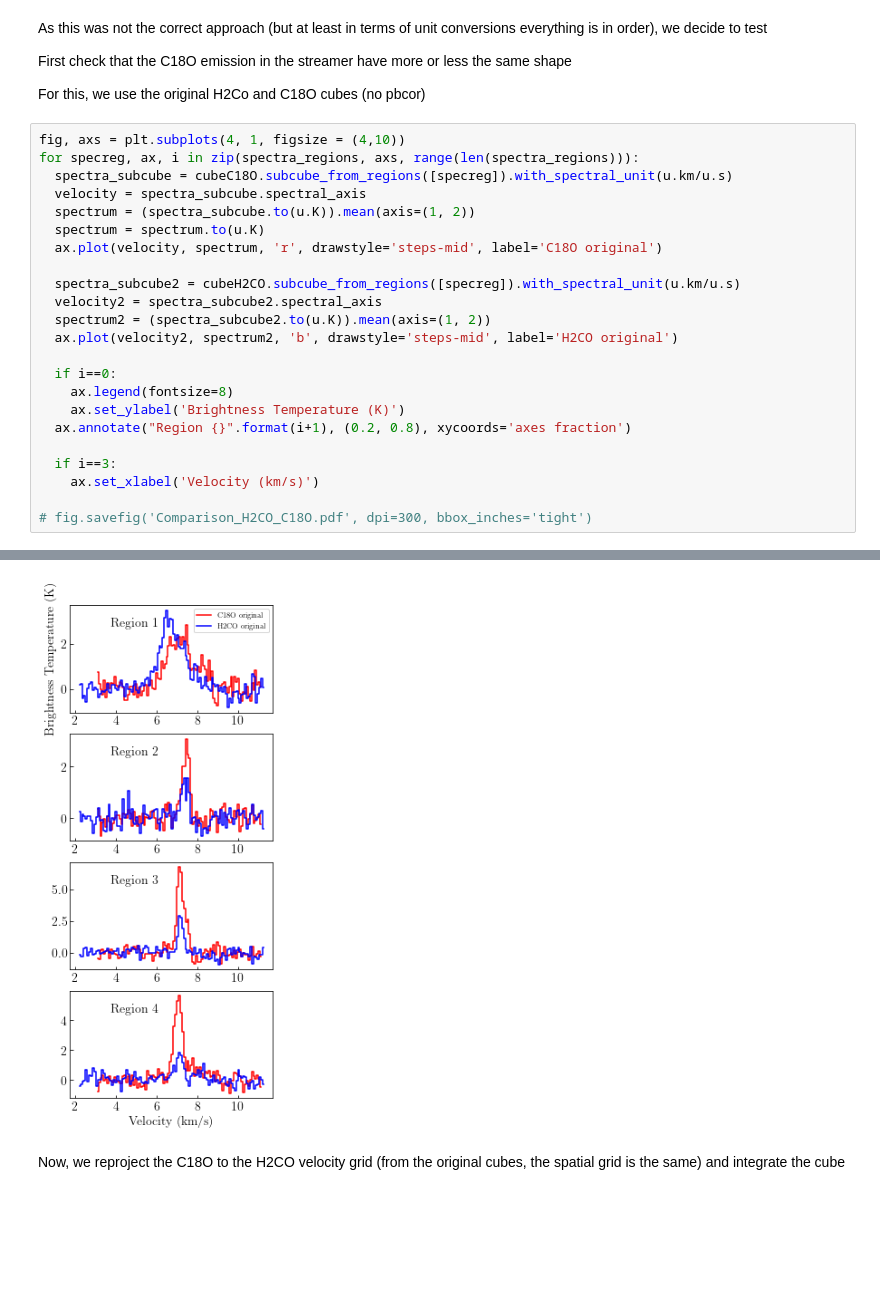
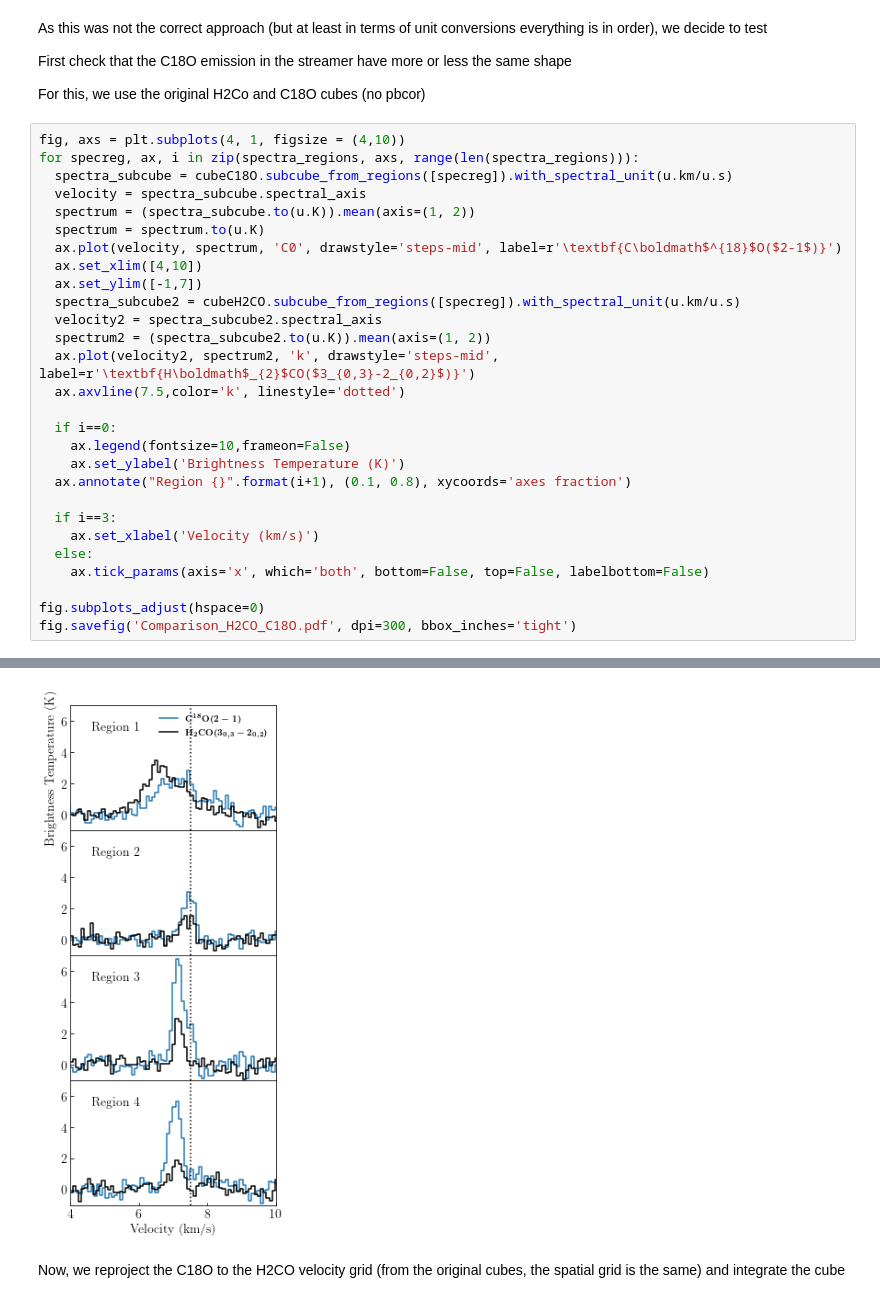
Before and after one commit to tere-valdivia/Per-emb-50_results, a Jupyter notebook: cube_modifications.ipynb, the cells around one changed output, grey strips where cells are left out. Drawn from its saved outputs; the diff is of its cells as text; blank space fills up the shorter version.

```diff
--- a/cube_modifications.ipynb
+++ b/cube_modifications.ipynb
@@ -168,41 +168,46 @@ for specreg, ax, i in zip(spectra_regions, axs, range(len(spectra_regions))):
   velocity = spectra_subcube.spectral_axis
   spectrum = (spectra_subcube.to(u.K)).mean(axis=(1, 2))
   spectrum = spectrum.to(u.K)
-  ax.plot(velocity, spectrum, 'r', drawstyle='steps-mid', label='C18O original')
-
+  ax.plot(velocity, spectrum, 'C0', drawstyle='steps-mid', label=r'\textbf{C\boldmath$^{18}$O($2-1$)}')
+  ax.set_xlim([4,10])
+  ax.set_ylim([-1,7])
   spectra_subcube2 = cubeH2CO.subcube_from_regions([specreg]).with_spectral_unit(u.km/u.s)
   velocity2 = spectra_subcube2.spectral_axis
   spectrum2 = (spectra_subcube2.to(u.K)).mean(axis=(1, 2))
-  ax.plot(velocity2, spectrum2, 'b', drawstyle='steps-mid', label='H2CO original')
+  ax.plot(velocity2, spectrum2, 'k', drawstyle='steps-mid', label=r'\textbf{H\boldmath$_{2}$CO($3_{0,3}-2_{0,2}$)}')
+  ax.axvline(7.5,color='k', linestyle='dotted')
 
   if i==0:
-    ax.legend(fontsize=8)
+    ax.legend(fontsize=10,frameon=False)
     ax.set_ylabel('Brightness Temperature (K)')
-  ax.annotate("Region {}".format(i+1), (0.2, 0.8), xycoords='axes fraction')
+  ax.annotate("Region {}".format(i+1), (0.1, 0.8), xycoords='axes fraction')
 
   if i==3:
     ax.set_xlabel('Velocity (km/s)')
+  else:
+    ax.tick_params(axis='x', which='both', bottom=False, top=False, labelbottom=False)
 
-# fig.savefig('Comparison_H2CO_C18O.pdf', dpi=300, bbox_inches='tight')
+fig.subplots_adjust(hspace=0)
+fig.savefig('Comparison_H2CO_C18O.pdf', dpi=300, bbox_inches='tight')
 # %% [output]
 WARNING: PossiblySlowWarning: This function (<function BaseSpectralCube.to at 0x...>) requires loading the entire cube into memory and may therefore be slow. [spectral_cube.utils]
 WARNING: PossiblySlowWarning: This function (<function BaseSpectralCube.mean at 0x...>) requires loading the entire cube into memory and may therefore be slow. [spectral_cube.utils]
 WARNING: SliceWarning: Slice (slice(None, None, None), None) cannot be used on this 1-dimensional array's WCS.  If this is intentional, you  should use this <class 'spectral_cube.lower_dimensional_str ...
 WARNING: PossiblySlowWarning: This function (<function BaseSpectralCube.to at 0x...>) requires loading the entire cube into memory and may therefore be slow. [spectral_cube.utils]
 WARNING: PossiblySlowWarning: This function (<function BaseSpectralCube.mean at 0x...>) requires loading the entire cube into memory and may therefore be slow. [spectral_cube.utils]
 WARNING: SliceWarning: Slice (slice(None, None, None), None) cannot be used on this 1-dimensional array's WCS.  If this is intentional, you  should use this <class 'spectral_cube.lower_dimensional_str ...
 WARNING: PossiblySlowWarning: This function (<function BaseSpectralCube.to at 0x...>) requires loading the entire cube into memory and may therefore be slow. [spectral_cube.utils]
 WARNING: PossiblySlowWarning: This function (<function BaseSpectralCube.mean at 0x...>) requires loading the entire cube into memory and may therefore be slow. [spectral_cube.utils]
 WARNING: SliceWarning: Slice (slice(None, None, None), None) cannot be used on this 1-dimensional array's WCS.  If this is intentional, you  should use this <class 'spectral_cube.lower_dimensional_str ...
 WARNING: PossiblySlowWarning: This function (<function BaseSpectralCube.to at 0x...>) requires loading the entire cube into memory and may therefore be slow. [spectral_cube.utils]
 WARNING: PossiblySlowWarning: This function (<function BaseSpectralCube.mean at 0x...>) requires loading the entire cube into memory and may therefore be slow. [spectral_cube.utils]
 WARNING: SliceWarning: Slice (slice(None, None, None), None) cannot be used on this 1-dimensional array's WCS.  If this is intentional, you  should use this <class 'spectral_cube.lower_dimensional_str ...
 ... (8 lines left out)
 WARNING: SliceWarning: Slice (slice(None, None, None), None) cannot be used on this 1-dimensional array's WCS.  If this is intentional, you  should use this <class 'spectral_cube.lower_dimensional_str ...
 WARNING: PossiblySlowWarning: This function (<function BaseSpectralCube.to at 0x...>) requires loading the entire cube into memory and may therefore be slow. [spectral_cube.utils]
 WARNING: PossiblySlowWarning: This function (<function BaseSpectralCube.mean at 0x...>) requires loading the entire cube into memory and may therefore be slow. [spectral_cube.utils]
 WARNING: SliceWarning: Slice (slice(None, None, None), None) cannot be used on this 1-dimensional array's WCS.  If this is intentional, you  should use this <class 'spectral_cube.lower_dimensional_str ...
-[figure, old version]
+[figure, new version]
 # %% [markdown]
 Now, we reproject the C18O to the H2CO velocity grid (from the original cubes, the spatial grid is the same) and integrate the cube
 # %%
```
Also changed, not shown: 4 other files.
